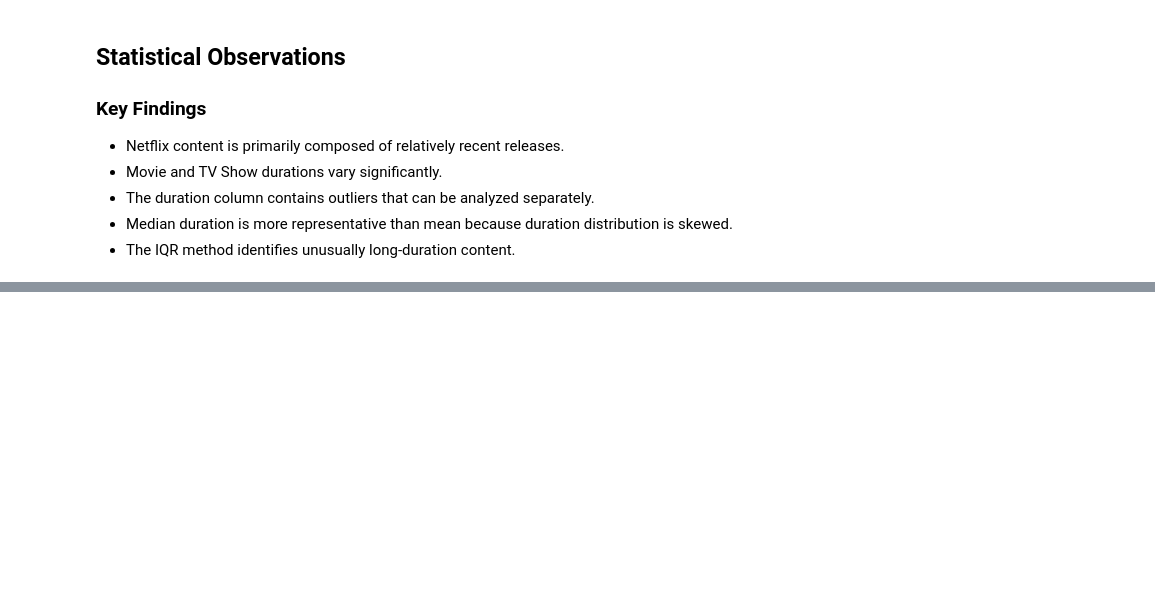
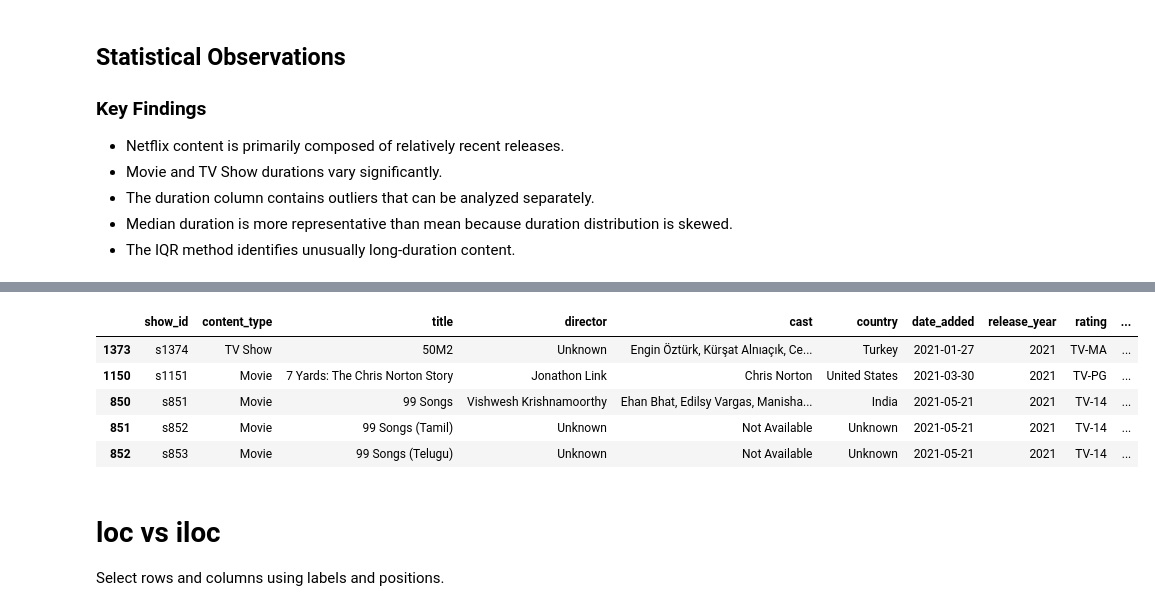
Before and after one commit to Altamash8055/Netflix-EDA-NumPy-Pandas, a Jupyter notebook: notebooks/Netflix_EDA_NumPy_Pandas.ipynb, the cells around one changed output, grey strips where cells are left out. Saved outputs shown, nothing was run; the diff lists cells and outputs as text; code cells hidden in the pictures; blank space fills up the shorter version.

```diff
--- a/notebooks/Netflix_EDA_NumPy_Pandas.ipynb
+++ b/notebooks/Netflix_EDA_NumPy_Pandas.ipynb
@@ -814,0 +948,16 @@ statistics_summary.round(2)
+# %%
+df.sort_values(
+    by=["release_year", "title"],
+    ascending=[False, True]
+).head()
+# %% [output]
+|  | show_id | content_type | title | director | cast | country | date_added | release_year | rating | ... |
+| 1373 | s1374 | TV Show | 50M2 | Unknown | Engin Öztürk, Kürşat Alnıaçık, Ce... | Turkey | 2021-01-27 | 2021 | TV-MA | ... |
+| 1150 | s1151 | Movie | 7 Yards: The Chris Norton Story | Jonathon Link | Chris Norton | United States | 2021-03-30 | 2021 | TV-PG | ... |
+| 850 | s851 | Movie | 99 Songs | Vishwesh Krishnamoorthy | Ehan Bhat, Edilsy Vargas, Manisha... | India | 2021-05-21 | 2021 | TV-14 | ... |
+| 851 | s852 | Movie | 99 Songs (Tamil) | Unknown | Not Available | Unknown | 2021-05-21 | 2021 | TV-14 | ... |
+| 852 | s853 | Movie | 99 Songs (Telugu) | Unknown | Not Available | Unknown | 2021-05-21 | 2021 | TV-14 | ... |
+# %% [markdown]
+# loc vs iloc
+
+Select rows and columns using labels and positions.
```
Also changed, not shown: parts of 53 cells of this notebook, 2 other files.
